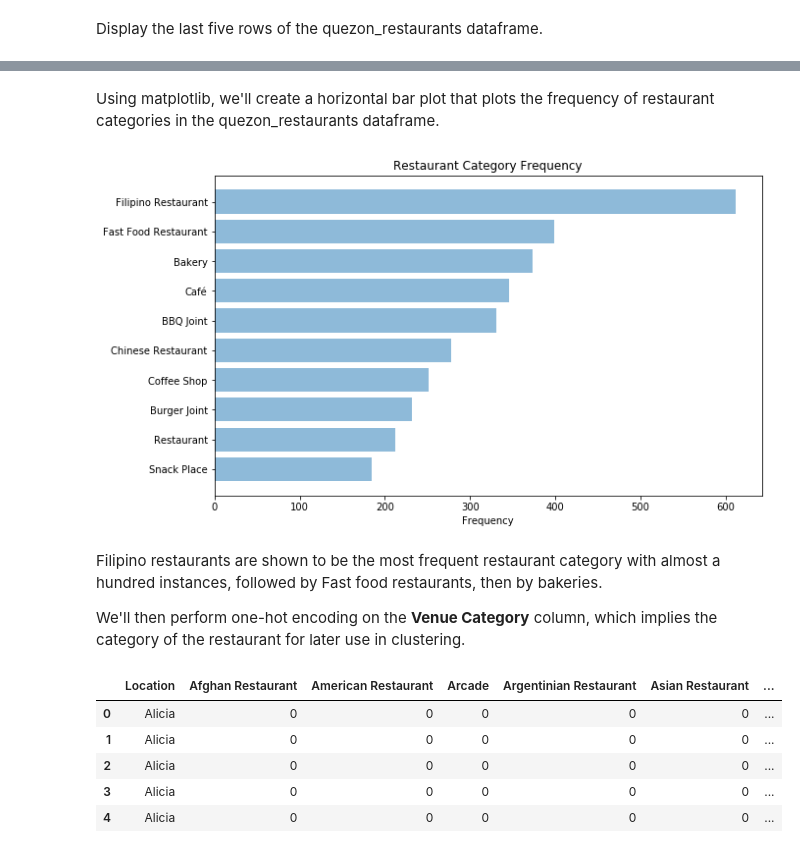
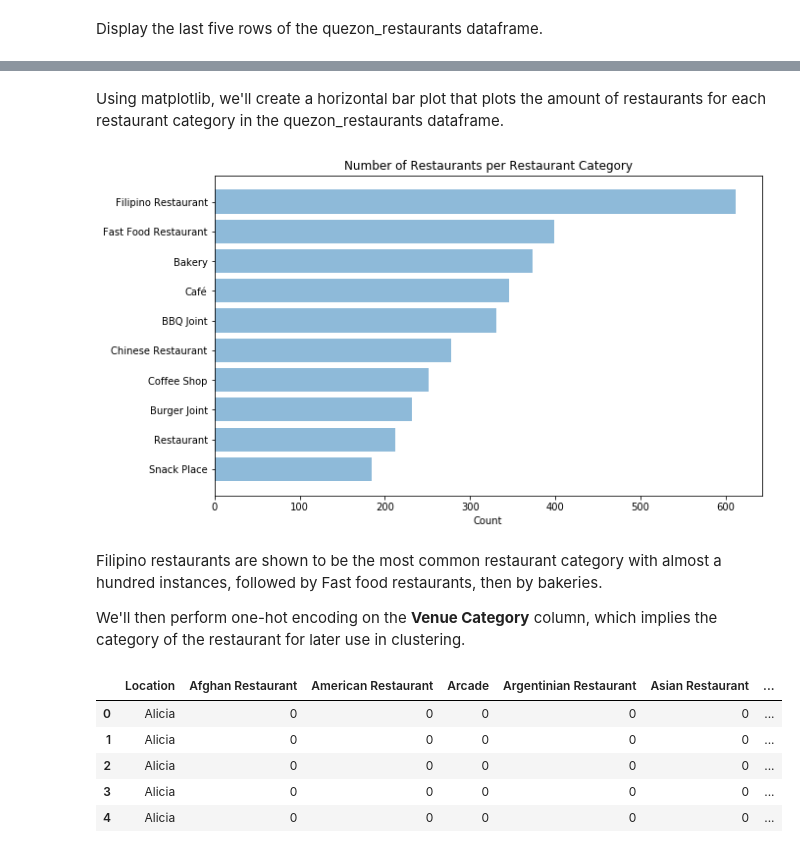
Before and after one commit to ErickSPS/IBM-Data-Science-Professional-Specialization, a Jupyter notebook: Course 9 - Applied Data Science Capstone/Capstone Project.ipynb, the cells around one changed output, grey strips where cells are left out. Drawn from its saved outputs; the diff is of its cells as text; code cells hidden in the pictures.

```diff
--- a/Course 9 - Applied Data Science Capstone/Capstone Project.ipynb
+++ b/Course 9 - Applied Data Science Capstone/Capstone Project.ipynb
@@ -208,25 +208,25 @@ quezon_restaurants.tail()
 | 6107 | White Plains | 14.606341 | 121.072206 | Sizzling Steak | 14.603118 | 121.068570 | ... |
 | 6108 | White Plains | 14.606341 | 121.072206 | Ghenna's Cafe | 14.602296 | 121.074858 | ... |
 # %% [markdown]
-Using matplotlib, we'll create a horizontal bar plot that plots the frequency of restaurant categories in the quezon_restaurants dataframe.
+Using matplotlib, we'll create a horizontal bar plot that plots the amount of restaurants for each restaurant category in the quezon_restaurants dataframe.
 # %%
 restaurant_cat = quezon_restaurants['Venue Category'].value_counts()
 restaurants = list(restaurant_cat.index[0:10])
 y_pos = np.arange(len(restaurants))
-frequency = restaurant_cat[0:10]
+number = restaurant_cat[0:10]
 
-plt.barh(y_pos, frequency, align='center', alpha=0.5)
+plt.barh(y_pos, number, align='center', alpha=0.5)
 plt.yticks(y_pos, restaurants)
-plt.xlabel('Frequency')
-plt.title('Restaurant Category Frequency')
+plt.xlabel('Count')
+plt.title('Number of Restaurants per Restaurant Category')
 plt.gca().invert_yaxis()
 
 plt.rcParams['figure.figsize'] = (10, 6)
 plt.show()
 # %% [output]
-[figure, old version]
+[figure, new version]
 # %% [markdown]
-Filipino restaurants are shown to be the most frequent restaurant category with almost a hundred instances, followed by Fast food restaurants, then by bakeries.
+Filipino restaurants are shown to be the most common restaurant category with almost a hundred instances, followed by Fast food restaurants, then by bakeries.
 
 We'll then perform one-hot encoding on the <b>Venue Category</b> column, which implies the category of the restaurant for later use in clustering.
 # %%
```
Also changed, not shown: parts of 10 cells of this notebook, 2 other files.
